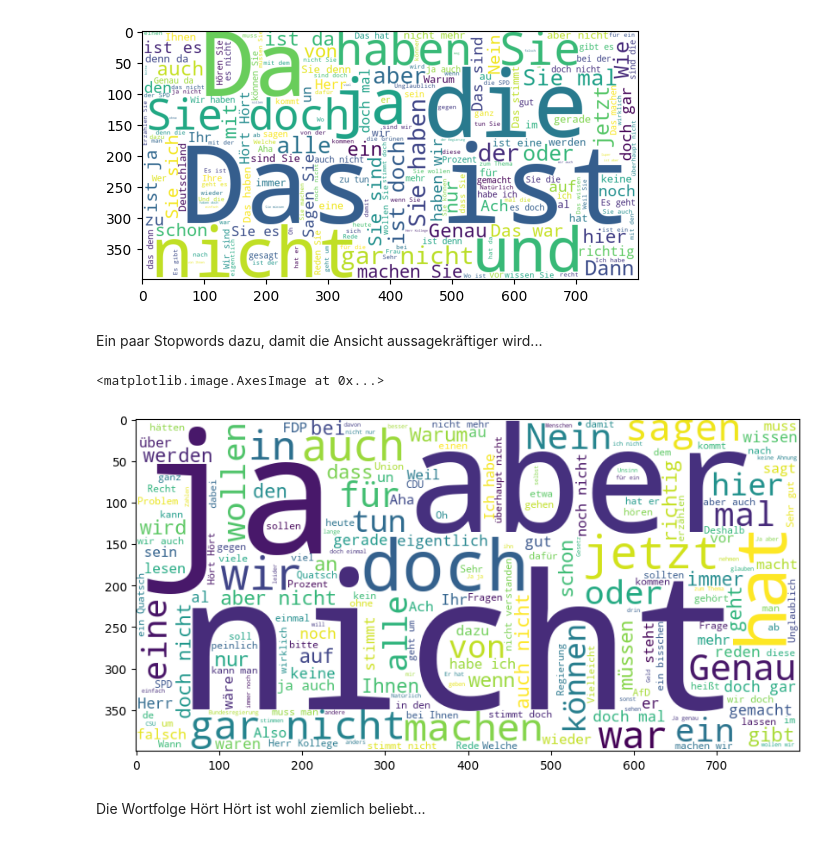
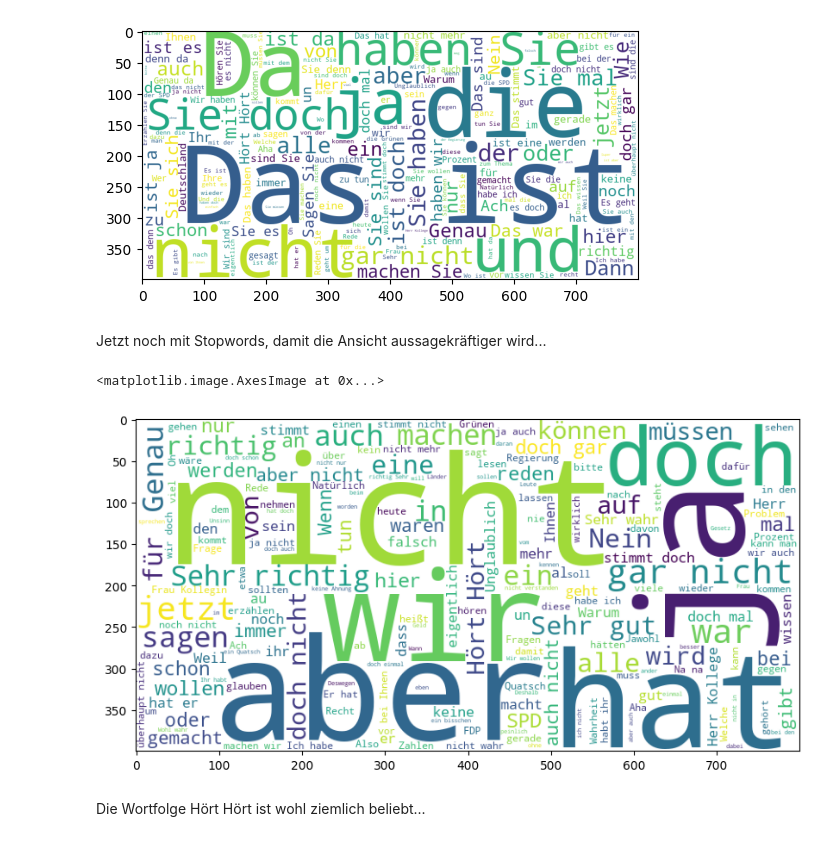
Before and after one commit to stellamoR/bundestag_zwischenrufe, a Jupyter notebook: 04_2_stats_interruptions_words.ipynb, the cells around one changed output. Cells and saved outputs as stored; diff of their text form; code cells hidden in the pictures.

```diff
--- a/04_2_stats_interruptions_words.ipynb
+++ b/04_2_stats_interruptions_words.ipynb
@@ -100,16 +186,16 @@ plt.imshow(wordcloud)
 <matplotlib.image.AxesImage at 0x...>
 [figure]
 # %% [markdown]
-Ein paar Stopwords dazu, damit die Ansicht aussagekräftiger wird...
+Jetzt noch mit Stopwords, damit die Ansicht aussagekräftiger wird...
 # %%
 stopwords = ['Da', 'Sie', 'die', 'Das', 'ist', 'und', 'Dann', 'Wer', 'Wo', 'mit', 'gesagt', 'Was', 'sind', 'denn', 'haben', 'e', 'zu', 'sich', 'Ihre', 'der', 'es', 'So', 'Wie']
-wordcloud = WordCloud(width=800, height=400, background_color='white', stopwords=stopwords).generate(texts_per_party['GRÜNE'])
+wordcloud = WordCloud(width=800, height=400, background_color='white', stopwords=stopwords).generate(texts_per_party['CDU/CSU'])
 
 plt.figure(figsize=(10, 5))
 plt.imshow(wordcloud)
 # %% [output]
 <matplotlib.image.AxesImage at 0x...>
-[figure, old version]
+[figure, new version]
 # %% [markdown]
 Die Wortfolge Hört Hört ist wohl ziemlich beliebt...
 # %%
```
Also changed, not shown: parts of 18 cells of this notebook.
